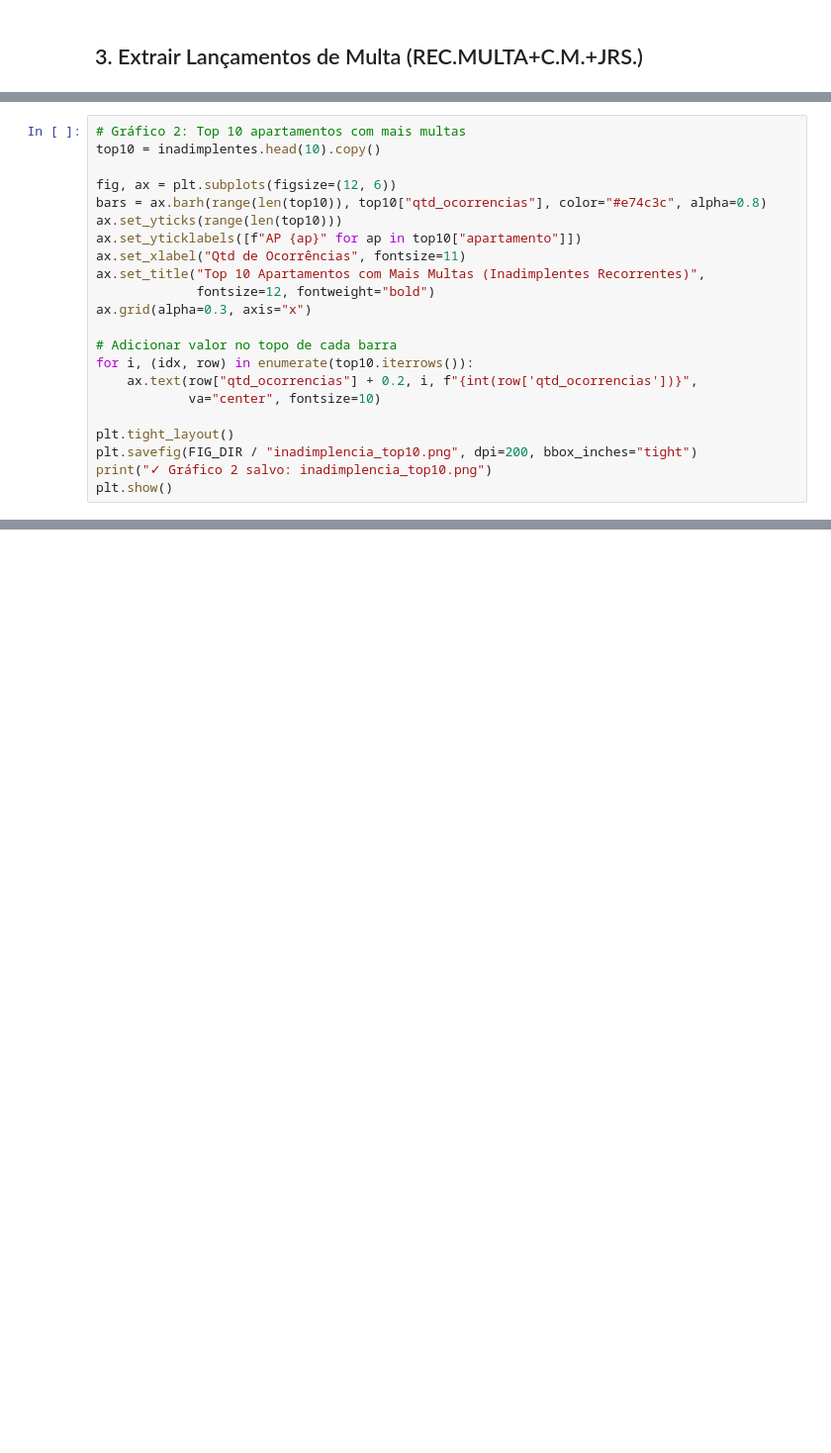
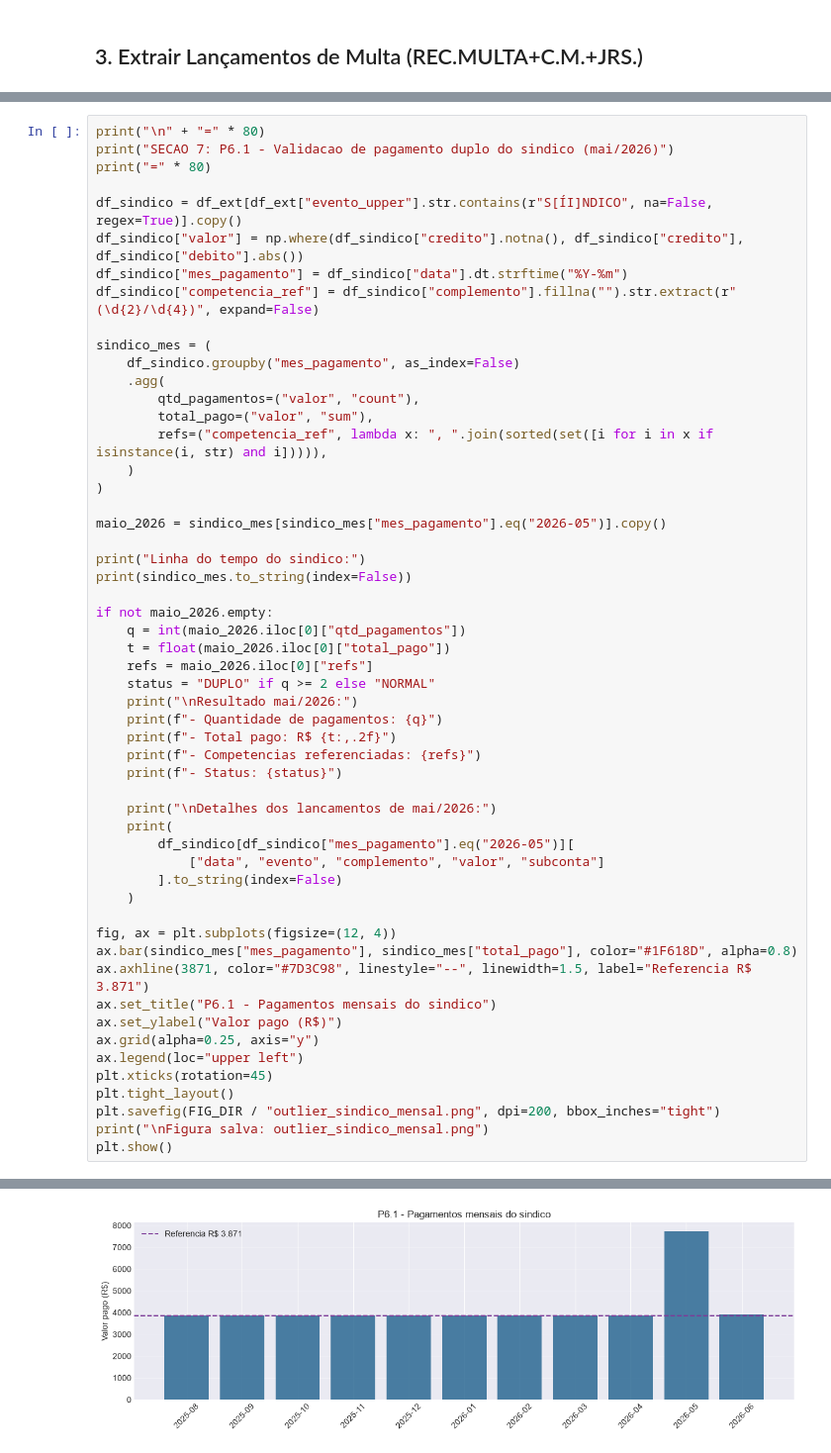
Before and after one commit to cgbas/anacondo, a Jupyter notebook: src/analise_inadimplencia.ipynb, the cells around one changed output, grey strips where cells are left out. Shown at 99% size. Drawn from its saved outputs; the diff is of its cells as text; blank space fills up the shorter version.

```diff
--- a/src/analise_inadimplencia.ipynb
+++ b/src/analise_inadimplencia.ipynb
@@ -214,22 +347,55 @@ plt.show()
 # %%
-# Gráfico 2: Top 10 apartamentos com mais multas
-top10 = inadimplentes.head(10).copy()
+print("\n" + "=" * 80)
+print("SECAO 7: P6.1 - Validacao de pagamento duplo do sindico (mai/2026)")
+print("=" * 80)
 
-fig, ax = plt.subplots(figsize=(12, 6))
-bars = ax.barh(range(len(top10)), top10["qtd_ocorrencias"], color="#e74c3c", alpha=0.8)
-ax.set_yticks(range(len(top10)))
-ax.set_yticklabels([f"AP {ap}" for ap in top10["apartamento"]])
-ax.set_xlabel("Qtd de Ocorrências", fontsize=11)
-ax.set_title("Top 10 Apartamentos com Mais Multas (Inadimplentes Recorrentes)",
-             fontsize=12, fontweight="bold")
-ax.grid(alpha=0.3, axis="x")
+df_sindico = df_ext[df_ext["evento_upper"].str.contains(r"S[ÍI]NDICO", na=False, regex=True)].copy()
+df_sindico["valor"] = np.where(df_sindico["credito"].notna(), df_sindico["credito"], df_sindico["debito"].abs())
+df_sindico["mes_pagamento"] = df_sindico["data"].dt.strftime("%Y-%m")
+df_sindico["competencia_ref"] = df_sindico["complemento"].fillna("").str.extract(r"(\d{2}/\d{4})", expand=False)
 
-# Adicionar valor no topo de cada barra
-for i, (idx, row) in enumerate(top10.iterrows()):
-    ax.text(row["qtd_ocorrencias"] + 0.2, i, f"{int(row['qtd_ocorrencias'])}",
-            va="center", fontsize=10)
+sindico_mes = (
+    df_sindico.groupby("mes_pagamento", as_index=False)
+    .agg(
+        qtd_pagamentos=("valor", "count"),
+        total_pago=("valor", "sum"),
+        refs=("competencia_ref", lambda x: ", ".join(sorted(set([i for i in x if isinstance(i, str) and i])))),
+    )
+)
 
+maio_2026 = sindico_mes[sindico_mes["mes_pagamento"].eq("2026-05")].copy()
+
+print("Linha do tempo do sindico:")
+print(sindico_mes.to_string(index=False))
+
+if not maio_2026.empty:
+    q = int(maio_2026.iloc[0]["qtd_pagamentos"])
+    t = float(maio_2026.iloc[0]["total_pago"])
+    refs = maio_2026.iloc[0]["refs"]
+    status = "DUPLO" if q >= 2 else "NORMAL"
+    print("\nResultado mai/2026:")
+    print(f"- Quantidade de pagamentos: {q}")
+    print(f"- Total pago: R$ {t:,.2f}")
+    print(f"- Competencias referenciadas: {refs}")
+    print(f"- Status: {status}")
+
+    print("\nDetalhes dos lancamentos de mai/2026:")
+    print(
+        df_sindico[df_sindico["mes_pagamento"].eq("2026-05")][
+            ["data", "evento", "complemento", "valor", "subconta"]
+        ].to_string(index=False)
+    )
+
+fig, ax = plt.subplots(figsize=(12, 4))
+ax.bar(sindico_mes["mes_pagamento"], sindico_mes["total_pago"], color="#1F618D", alpha=0.8)
+ax.axhline(3871, color="#7D3C98", linestyle="--", linewidth=1.5, label="Referencia R$ 3.871")
+ax.set_title("P6.1 - Pagamentos mensais do sindico")
+ax.set_ylabel("Valor pago (R$)")
+ax.grid(alpha=0.25, axis="y")
+ax.legend(loc="upper left")
+plt.xticks(rotation=45)
 plt.tight_layout()
-plt.savefig(FIG_DIR / "inadimplencia_top10.png", dpi=200, bbox_inches="tight")
-print("✓ Gráfico 2 salvo: inadimplencia_top10.png")
+plt.savefig(FIG_DIR / "outlier_sindico_mensal.png", dpi=200, bbox_inches="tight")
+print("\nFigura salva: outlier_sindico_mensal.png")
 plt.show()
+# %% [output]
@@ -236 +419,2 @@ plt.show()
+[figure, added]
 # %%
```
Also changed, not shown: parts of 16 cells of this notebook, 11 other files.
